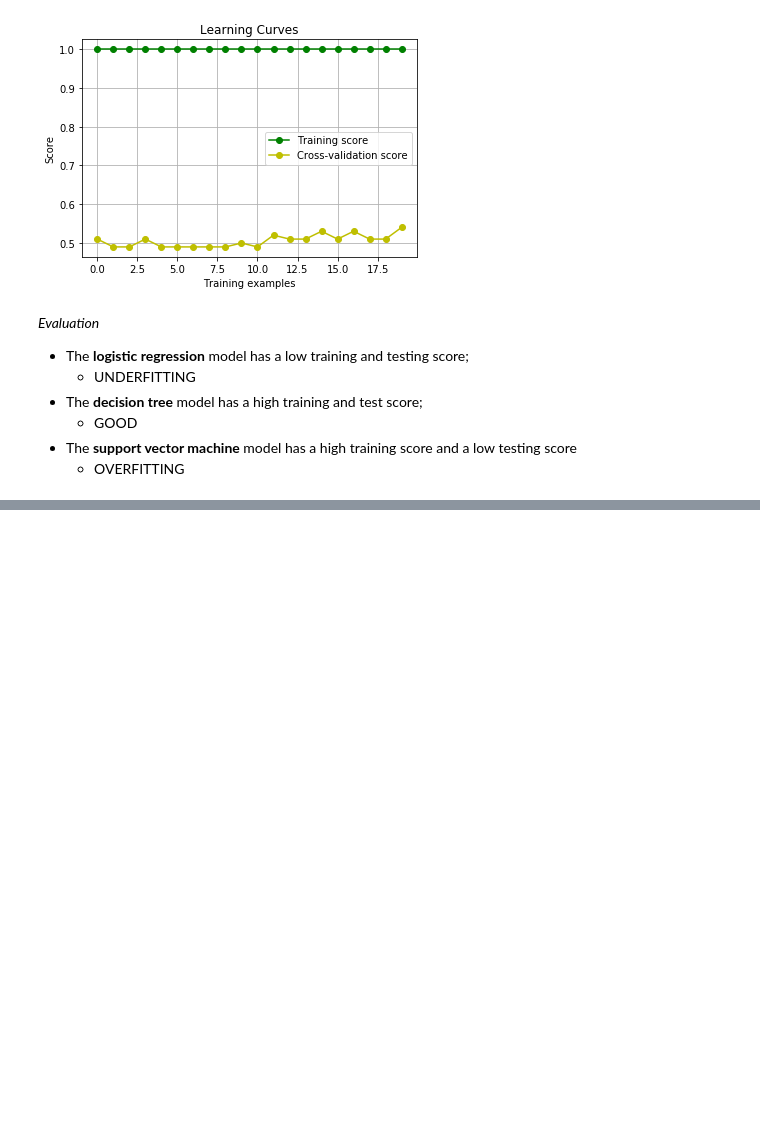
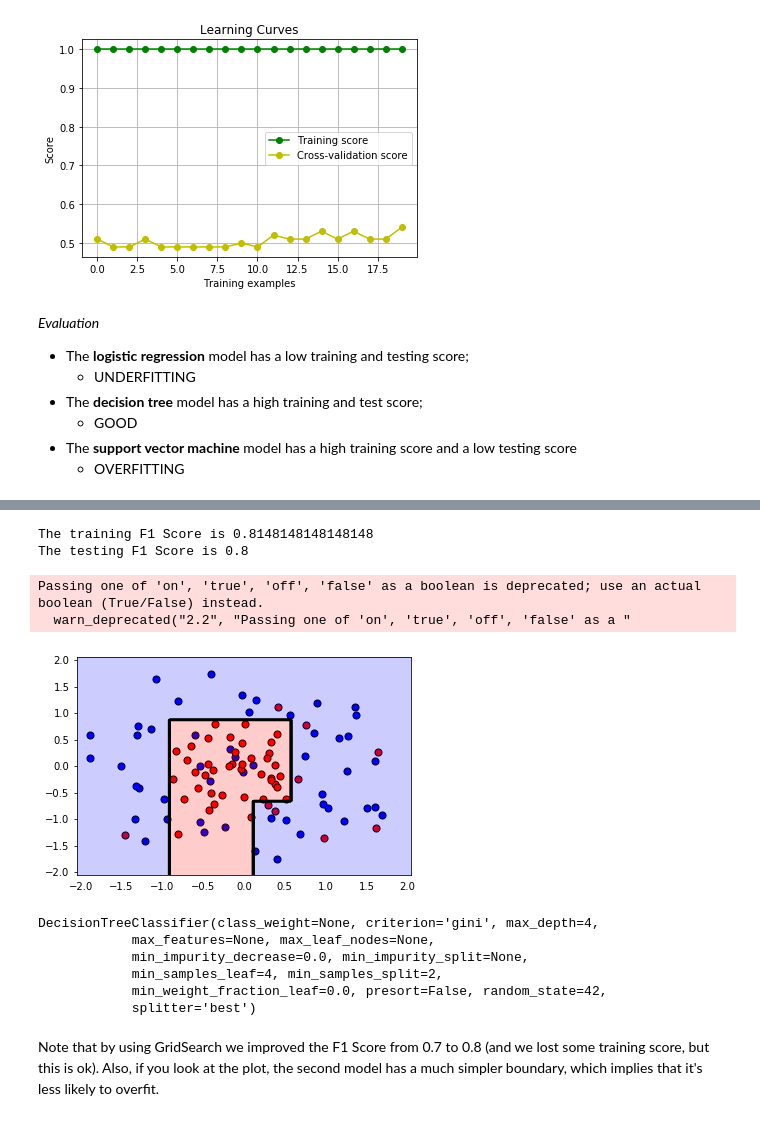
Before and after one commit to rscheiwe/Udacity_Machine_Learning, a Jupyter notebook: machine-learning-master/projects/Misc Code Chunks from Lessons.ipynb, the cells around one changed output, grey strips where cells are left out. Cells and saved outputs as stored; diff of their text form; code cells hidden in the pictures; blank space fills up the shorter version.

```diff
--- a/machine-learning-master/projects/Misc Code Chunks from Lessons.ipynb
+++ b/machine-learning-master/projects/Misc Code Chunks from Lessons.ipynb
@@ -218,0 +304,12 @@ _Evaluation_
+# %%
+from sklearn.tree import DecisionTreeClassifier
+
+# Define the model (with default hyperparameters)
+clf = DecisionTreeClassifier(random_state=42)
+
+# Fit the model
+clf.fit(X_train, y_train)
+
+# Make predictions
+train_predictions = clf.predict(X_train)
+test_predictions = clf.predict(X_test)
@@ -218,0 +376,53 @@ _Evaluation_
+# %%
+from sklearn.metrics import make_scorer
+from sklearn.model_selection import GridSearchCV
+
+clf = DecisionTreeClassifier(random_state=42)
+
+# TODO: Create the parameters list you wish to tune.
+parameters = {'max_depth':[1,2,3,4,5],
+              'min_samples_leaf':[1,2,3,4,5],
+              'min_samples_split':[2,3,4,5]}
+
+# TODO: Make an fbeta_score scoring object.
+scorer = make_scorer(f1_score)
+
+# TODO: Perform grid search on the classifier using 'scorer' as the scoring method.
+grid_obj = GridSearchCV(clf, parameters, scoring=scorer)
+
+# TODO: Fit the grid search object to the training data and find the optimal parameters.
+grid_fit = grid_obj.fit(X,y)
+
+# TODO: Get the estimator.
+best_clf = grid_fit.best_estimator_
+
+# Fit the new model.
+best_clf.fit(X_train, y_train)
+
+# Make predictions using the new model.
+best_train_predictions = best_clf.predict(X_train)
+best_test_predictions = best_clf.predict(X_test)
+
+# Calculate the f1_score of the new model.
+print('The training F1 Score is', f1_score(best_train_predictions, y_train))
+print('The testing F1 Score is', f1_score(best_test_predictions, y_test))
+
+# Plot the new model.
+plot_model(X, y, best_clf)
+
+# Let's also explore what parameters ended up being used in the new model.
+best_clf
+# %% [output]
+The training F1 Score is 0.8148148148148148
+The testing F1 Score is 0.8
+Passing one of 'on', 'true', 'off', 'false' as a boolean is deprecated; use an actual boolean (True/False) instead.
+  warn_deprecated("2.2", "Passing one of 'on', 'true', 'off', 'false' as a "
+[figure, added]
+DecisionTreeClassifier(class_weight=None, criterion='gini', max_depth=4,
+            max_features=None, max_leaf_nodes=None,
+            min_impurity_decrease=0.0, min_impurity_split=None,
+            min_samples_leaf=4, min_samples_split=2,
+            min_weight_fraction_leaf=0.0, presort=False, random_state=42,
+            splitter='best')
+# %% [markdown]
+Note that by using GridSearch we improved the F1 Score from 0.7 to 0.8 (and we lost some training score, but this is ok). Also, if you look at the plot, the second model has a much simpler boundary, which implies that it's less likely to overfit.
```
Also changed, not shown: parts of 16 cells of this notebook, 1 other file.
